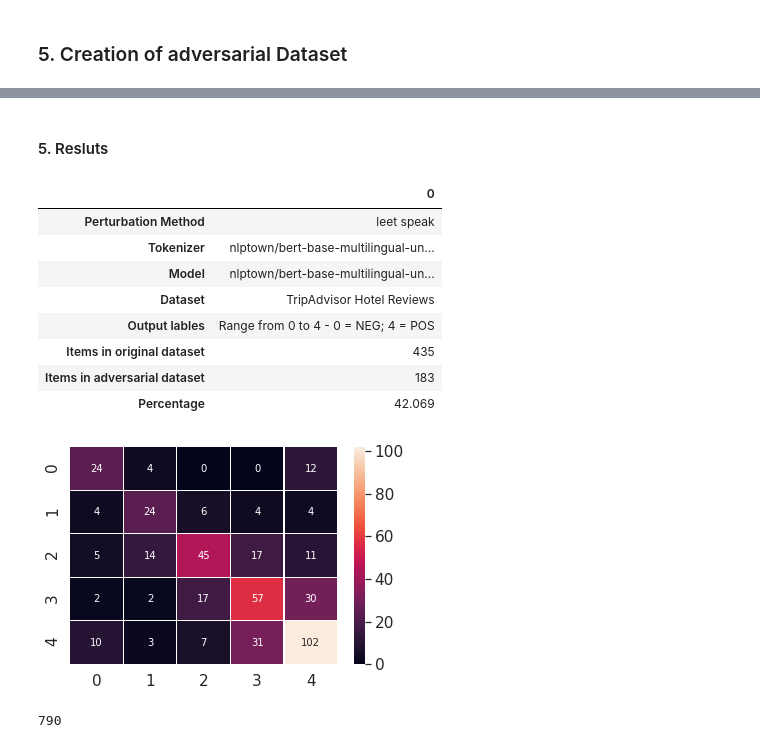
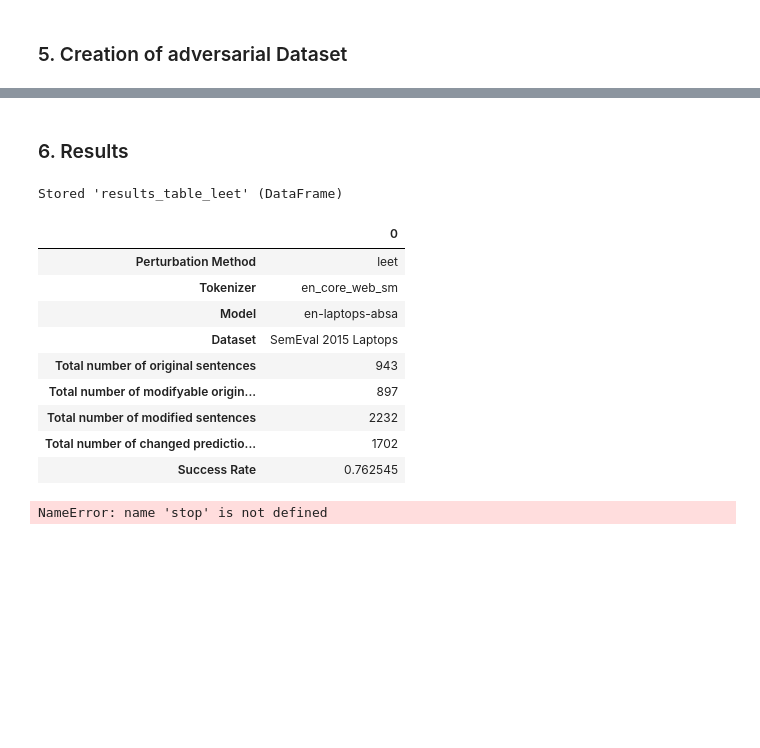
Before and after one commit to NoraH2004/adv-absa, a Jupyter notebook: source_absa/adv-ex-generator-leet.ipynb, the cells around one changed output, grey strips where cells are left out. Drawn from its saved outputs; the diff is of its cells as text; code cells hidden in the pictures; blank space fills up the shorter version.

Commit message:
results table meeting pascal

```diff
--- a/source_absa/adv-ex-generator-leet.ipynb
+++ b/source_absa/adv-ex-generator-leet.ipynb
@@ -25,9 +25,9 @@ import utils.text_processing as tp
 %store -r sentence_packages_dev
 %store -r loo_results_dev
 # %%
-important_words_packages = important_words_packages_dev
-sentence_packages = sentence_packages_dev
-loo_results = loo_results_dev
+#important_words_packages = important_words_packages_dev
+#sentence_packages = sentence_packages_dev
+#loo_results = loo_results_dev
 # %% [markdown]
 ## M3th0d 1: 133t 5p34k
 # %% [markdown]
@@ -227,2 +187,0 @@ Success Rate:  0.8
-# %% [markdown]
-#### 5. Resluts
@@ -231,16 +188,26 @@ pmethod = 'leet speak'
-# %%
-results_leet = tp.generate_results_df(pmethod, ds, advds)
-results_leet
-# %% [output]
-|  | 0 |
-| Perturbation Method | leet speak |
-| Tokenizer | nlptown/bert-base-multilingual-un... |
-| Model | nlptown/bert-base-multilingual-un... |
-| Dataset | TripAdvisor Hotel Reviews |
-| Output lables | Range from 0 to 4 - 0 = NEG; 4 = POS |
-| Items in original dataset | 435 |
-| Items in adversarial dataset | 183 |
-| Percentage | 42.069 |
+# %% [markdown]
+### 6. Results
+# %%
+results_table_leet = tp.generate_results_df(original_sentences, modifyable_original_sentences, number_of_modified_sentences, successfull_modifications, pmethod='leet')
+# %%
+%store results_table_leet
+results_table_leet
+# %% [output]
+Stored 'results_table_leet' (DataFrame)
+|  | 0 |
+| Perturbation Method | leet |
+| Tokenizer | en_core_web_sm |
+| Model | en-laptops-absa |
+| Dataset | SemEval 2015 Laptops |
+| Total number of original sentences | 943 |
+| Total number of modifyable origin... | 897 |
+| Total number of modified sentences | 2232 |
+| Total number of changed predictio... | 1702 |
+| Success Rate | 0.762545 |
+# %%
+stop
+# %% [output]
+NameError: name 'stop' is not defined
 # %%
 array = confusion_matrix(original_predictions, modified_predictions)
 df_cm = pd.DataFrame(array, range(5), range(5))
@@ -248,14 +215,3 @@ sn.set(font_scale=1.4) # for label size
 sn.heatmap(df_cm, annot=True, annot_kws={"size": 10}, fmt="d", linewidths=.1) # font size
 
 plt.show()
-# %% [output]
-[figure, removed]
-# %%
-successfull_modifications = 0
-for item in leet_results:
-    for result in item['modified_sentences']:
-        successfull_modifications += 1
-
-print(successfull_modifications)
-# %% [output]
-790
```
Also changed, not shown: parts of 9 cells of this notebook, 4 other files.
